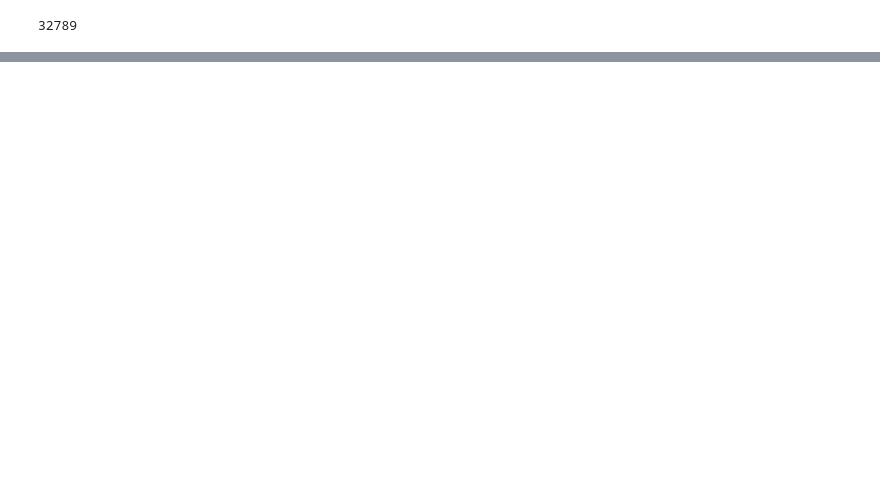
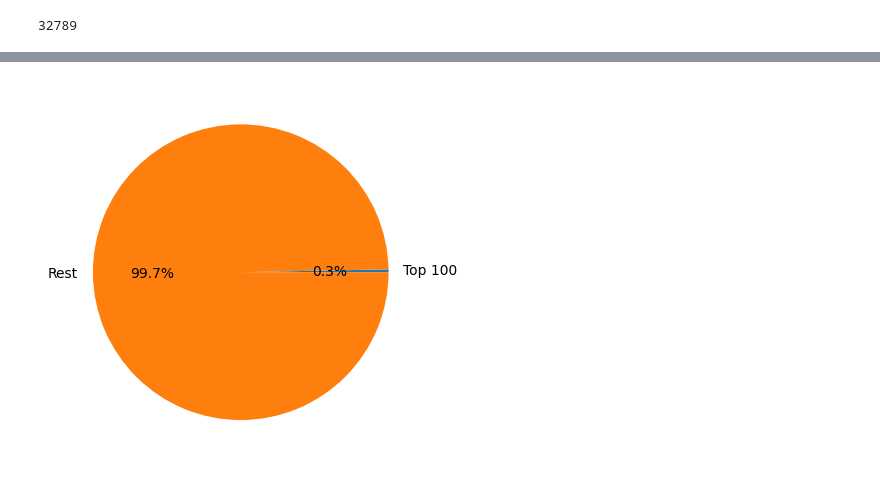
Before and after one commit to Aucorre/projet_filrouge_M1, a Jupyter notebook: Liste_recommendatinos.ipynb, the cells around one changed output, grey strips where cells are left out. Saved outputs shown, nothing was run; the diff lists cells and outputs as text; code cells hidden in the pictures; blank space fills up the shorter version.

```diff
--- a/Liste_recommendatinos.ipynb
+++ b/Liste_recommendatinos.ipynb
@@ -96,0 +115,2 @@ df["product_id"].nunique()
+# %%
+n = 100
@@ -97,3 +173,11 @@ df["product_id"].nunique()
+# %%
+ax, fig = plt.subplots()
+
+plt.pie([n, 32789], labels = ['Top 100', 'Rest'], autopct = '%1.1f%%')
+
+plt.show()
+# %% [output]
+[figure, added]
 # %%
 # Group by 'product_id' and keep the top 10 values by 'dimensions'
 df = df.sort_values(by=['product_id', 'product_volume_cubic_cm'], ascending=[True, False])
```
Also changed, not shown: parts of 13 cells of this notebook.
